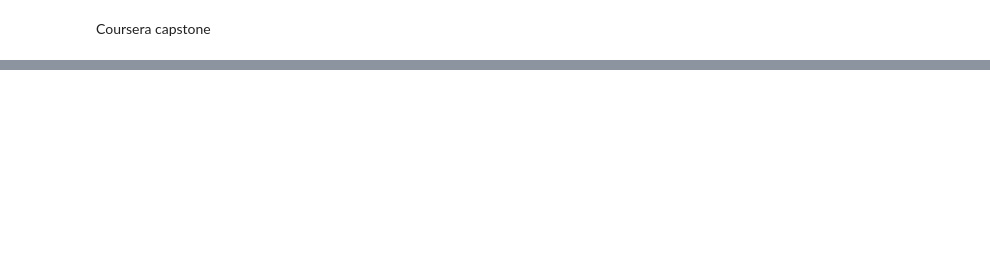
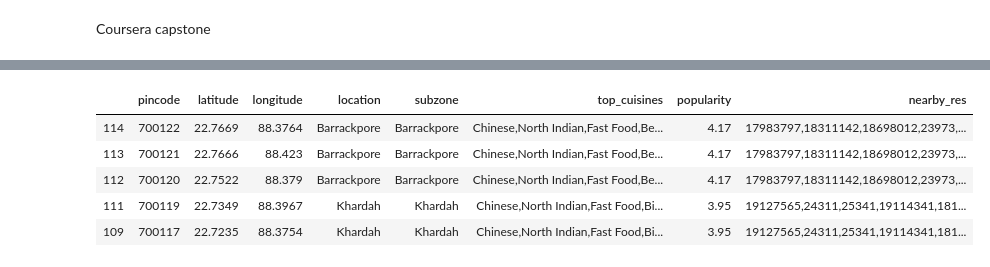
Before and after one commit to recervictory/Coursera_Capstone, a Jupyter notebook: Week 4/Battle.ipynb, the cells around one changed output, grey strips where cells are left out. Cells and saved outputs as stored; diff of their text form; code cells hidden in the pictures; blank space fills up the shorter version.

Commit message:
Location Incloded

```diff
--- a/Week 4/Battle.ipynb
+++ b/Week 4/Battle.ipynb
@@ -151,0 +134,3 @@ kolkata_pincodes
+# %%
+kolkata = pd.read_csv('kolkata_pincodes.csv',index_col=0)
+kolkata.head()
@@ -151,0 +154,18 @@ kolkata_pincodes
+# %%
+map_kolkata = folium.Map(location=[latitude, longitude], zoom_start=10)
+
+# add markers to map
+for lat, lng, pincode in zip(kolkata['latitude'], kolkata['longitude'],kolkata['pincode']):
+    label = '{}'.format(pincode)
+    label = folium.Popup(label, parse_html=True)
+    folium.CircleMarker(
+        [lat, lng],
+        radius=5,
+        popup=label,
+        color='blue',
+        fill=True,
+        fill_color='#3186cc',
+        fill_opacity=0.7,
+        parse_html=False).add_to(map_kolkata)
+
+map_kolkata
@@ -151,0 +239,16 @@ kolkata_pincodes
+# %%
+def geo(pincode,latitude,longitude):
+    geo_dict = {
+        'pincode':pincode, 'latitude': latitude, 'longitude': longitude
+    }
+    geo_result = zomato.geocode(latitude,longitude)
+    geo_dict['location'] = geo_result['location']['title']
+    geo_dict['subzone'] = geo_result['popularity']['subzone']
+    geo_dict['top_cuisines'] = ','.join(geo_result['popularity']['top_cuisines'])
+    geo_dict['popularity'] = geo_result['popularity']['popularity']
+    geo_dict['nearby_res'] = ','.join(geo_result['popularity']['nearby_res'])
+
+    return geo_dict
+
+pd.DataFrame(geo('700063','22.464592','88.310792'),index=[0])
+geo('700063','22.464592','88.310792')
@@ -151,0 +266,4 @@ kolkata_pincodes
+# %%
+zomato_kol = {}
+for p,lag,lon,i in zip(kolkata['pincode'],kolkata['latitude'],kolkata['longitude'],kolkata.index):
+    zomato_kol[i] = geo(p,lag,lon)
@@ -151,0 +288,10 @@ kolkata_pincodes
+# %%
+kolkata_resturent = pd.DataFrame(zomato_kol).T
+kolkata_resturent.head()
+# %% [output]
+|  | pincode | latitude | longitude | location | subzone | top_cuisines | popularity | nearby_res |
+| 114 | 700122 | 22.7669 | 88.3764 | Barrackpore | Barrackpore | Chinese,North Indian,Fast Food,Be... | 4.17 | 17983797,18311142,18698012,23973,... |
+| 113 | 700121 | 22.7666 | 88.423 | Barrackpore | Barrackpore | Chinese,North Indian,Fast Food,Be... | 4.17 | 17983797,18311142,18698012,23973,... |
+| 112 | 700120 | 22.7522 | 88.379 | Barrackpore | Barrackpore | Chinese,North Indian,Fast Food,Be... | 4.17 | 17983797,18311142,18698012,23973,... |
+| 111 | 700119 | 22.7349 | 88.3967 | Khardah | Khardah | Chinese,North Indian,Fast Food,Bi... | 3.95 | 19127565,24311,25341,19114341,181... |
+| 109 | 700117 | 22.7235 | 88.3754 | Khardah | Khardah | Chinese,North Indian,Fast Food,Bi... | 3.95 | 19127565,24311,25341,19114341,181... |
```
Also changed, not shown: parts of 16 cells of this notebook, 3 other files.
